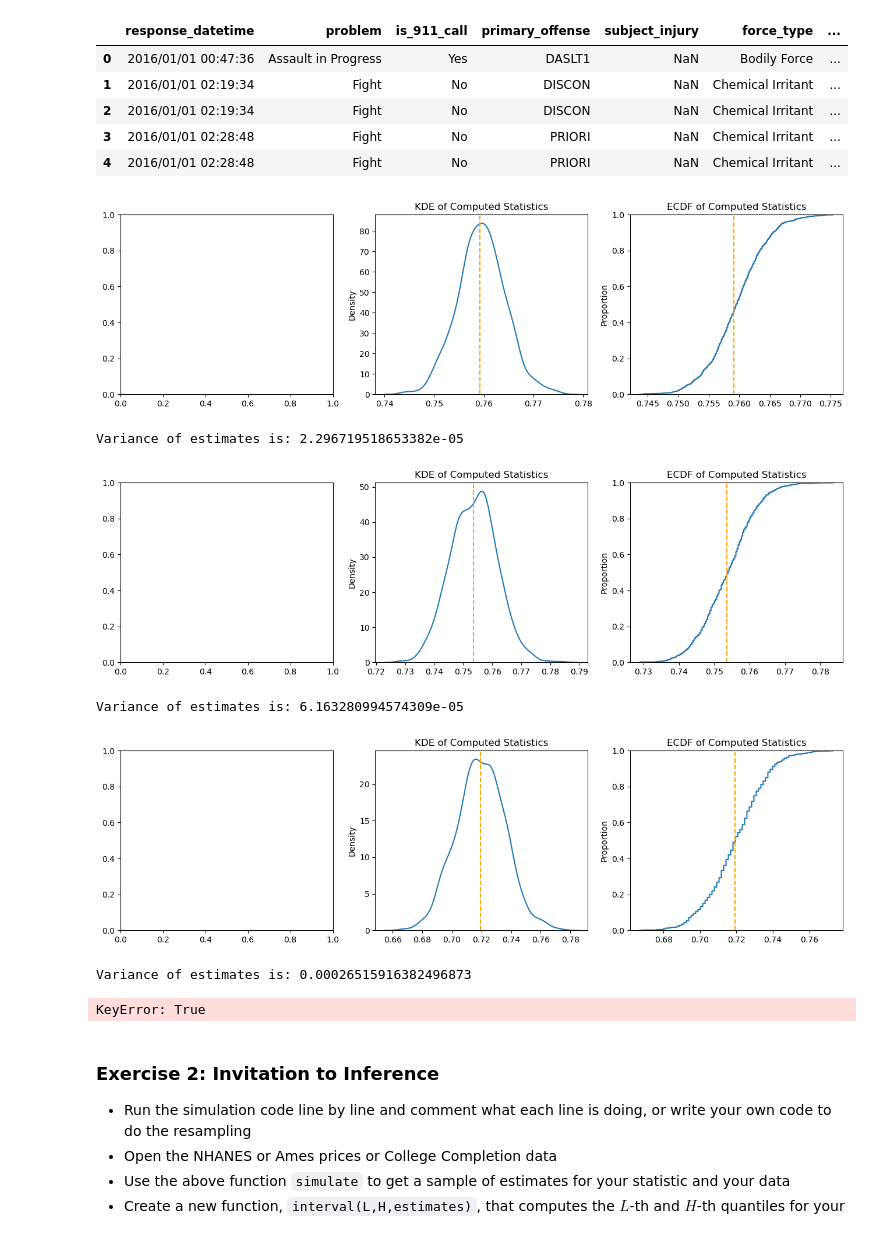
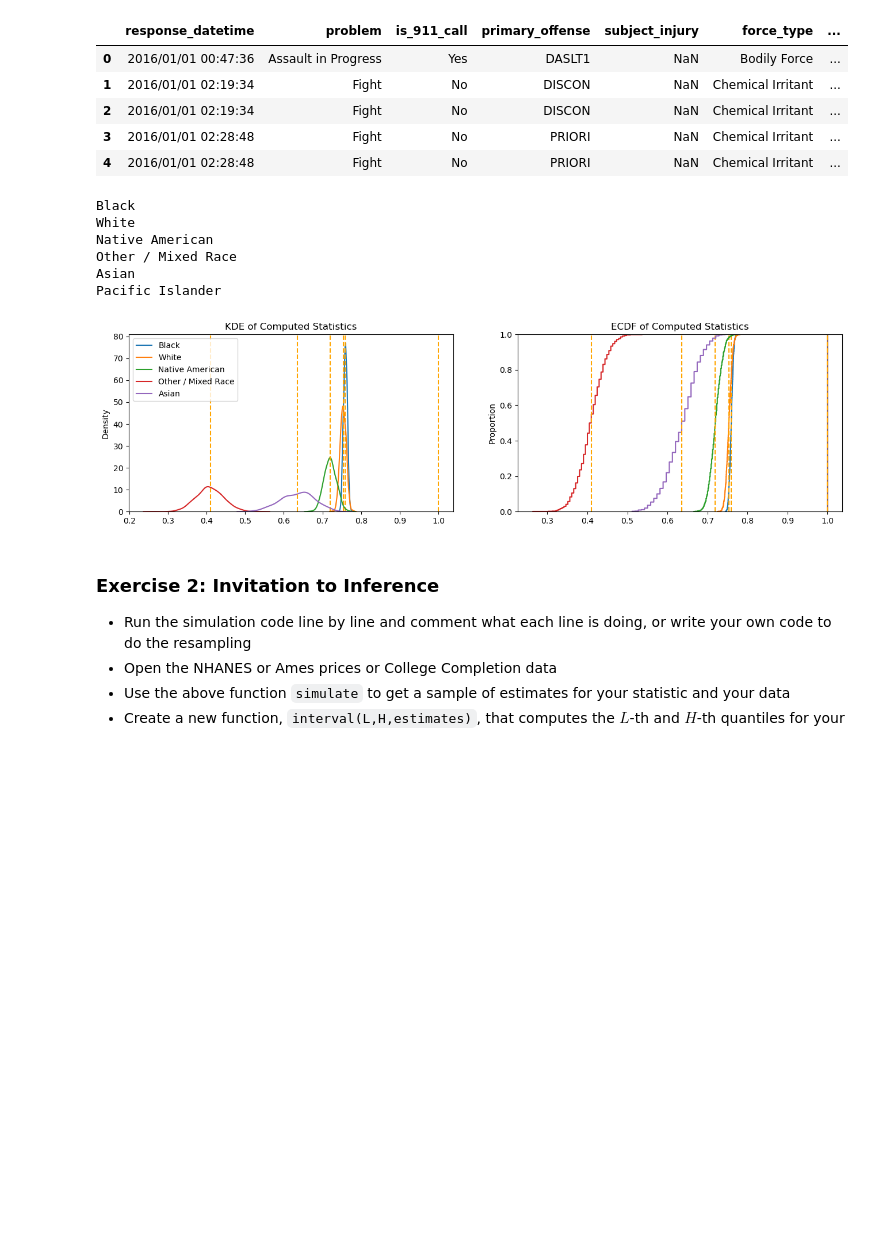
Before and after one commit to maggiecrowner/github_branching, a Jupyter notebook: assignment_4.ipynb, the cells around one changed output. Drawn from its saved outputs; the diff is of its cells as text; code cells hidden in the pictures; blank space fills up the shorter version.

```diff
--- a/assignment_4.ipynb
+++ b/assignment_4.ipynb
@@ -27,32 +27,34 @@ import seaborn as sns
 import numpy as np
 import matplotlib.pyplot as plt
 
-def simulate(df, var, fcn, S=1000, plot=True):
+def simulate(df, var, fcn, axes, S=1000, plot=True):
     x = df[var]
+    race = df['race'].unique()[0]
 
     estimates = [fcn(x.sample(frac=1.0,replace=True), var) for s in range (S)]
 
     if plot:
-        fig, axes = plt.subplots(1, 3, figsize=(16, 4))  # 1 row, 2 columns
-        sns.kdeplot(estimates, ax = axes[1]).set(title='KDE of Computed Statistics')
+        sns.kdeplot(estimates, ax = axes[0], label=race).set(title='KDE of Computed Statistics')
+        axes[0].axvline(x=fcn(x, var), color='orange', linestyle='--')
+        sns.ecdfplot(estimates, ax = axes[1]).set(title='ECDF of Computed Statistics')
         axes[1].axvline(x=fcn(x, var), color='orange', linestyle='--')
-        sns.ecdfplot(estimates, ax = axes[2]).set(title='ECDF of Computed Statistics')
-        axes[2].axvline(x=fcn(x, var), color='orange', linestyle='--')
-        plt.show()
-        print(f'Variance of estimates is: {np.var(estimates)}')
 
     return estimates
 # %%
-for race in df['race'].unique():
-    simulate(df[df['race'] == race], 'subject_injury', bs_na_prop)
+races =  df['race'].dropna().unique()
+fig, axes = plt.subplots(1, 2, figsize=(16, 4))
+for race in races:
+    simulate(df[df['race'] == race], 'subject_injury', bs_na_prop, axes)
+axes[0].legend()
+plt.show()
 # %% [output]
+Black
+White
+Native American
+Other / Mixed Race
+Asian
+Pacific Islander
-[figure, old version]
+[figure, new version]
-Variance of estimates is: 2.296719518653382e-05
-[figure, removed]
-Variance of estimates is: 6.163280994574309e-05
-[figure, removed]
-Variance of estimates is: 0.00026515916382496873
-KeyError: True
 # %% [markdown]
 ### Exercise 2: Invitation to Inference
 - Run the simulation code line by line and comment what each line is doing, or write your own code to do the resampling
```
